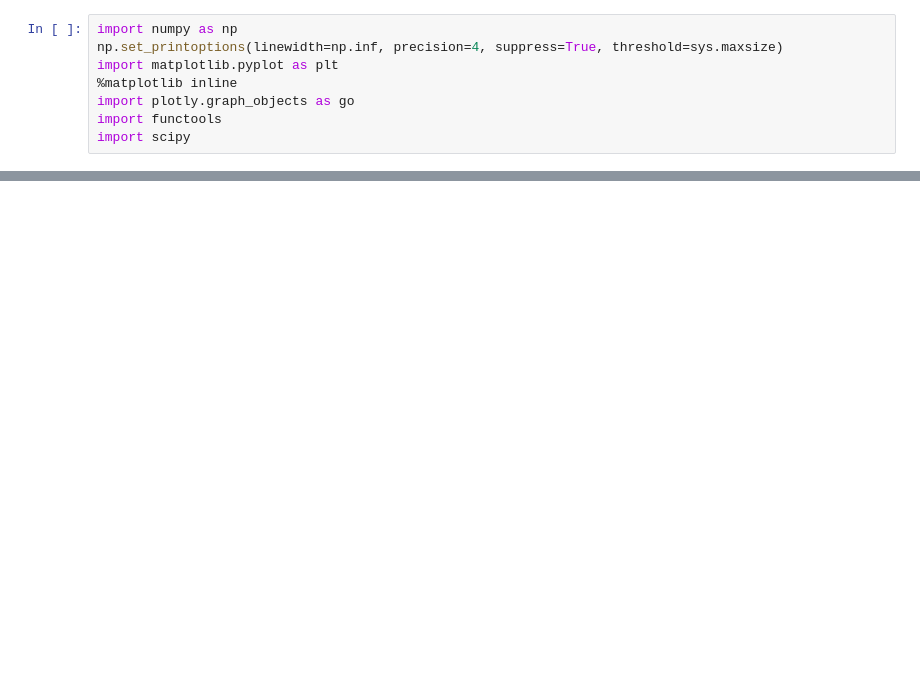
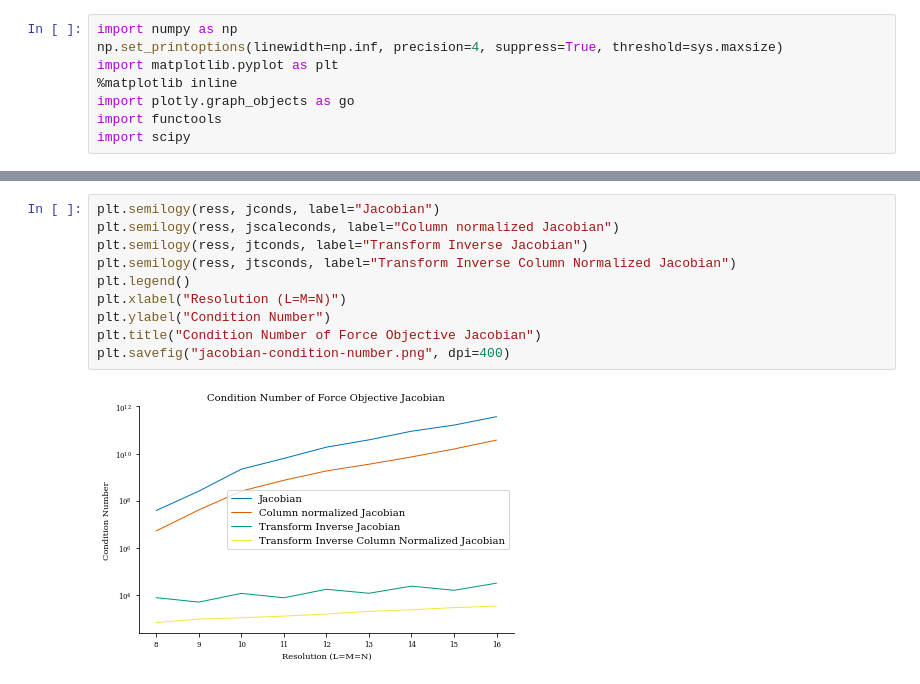
Before and after one commit to YigitElma/DEBUG-DESC, a Jupyter notebook: AnalyzeCondition/transforms.ipynb, the cells around one changed output, grey strips where cells are left out. Cells and saved outputs as stored; diff of their text form; blank space fills up the shorter version.

```diff
--- a/AnalyzeCondition/transforms.ipynb
+++ b/AnalyzeCondition/transforms.ipynb
@@ -101,0 +140,12 @@ print(f"{cond:.2e}")
+# %%
+plt.semilogy(ress, jconds, label="Jacobian")
+plt.semilogy(ress, jscaleconds, label="Column normalized Jacobian")
+plt.semilogy(ress, jtconds, label="Transform Inverse Jacobian")
+plt.semilogy(ress, jtsconds, label="Transform Inverse Column Normalized Jacobian")
+plt.legend()
+plt.xlabel("Resolution (L=M=N)")
+plt.ylabel("Condition Number")
+plt.title("Condition Number of Force Objective Jacobian")
+plt.savefig("jacobian-condition-number.png", dpi=400)
+# %% [output]
+[figure, added]
```
Also changed, not shown: parts of 14 cells of this notebook, 2 other files.
